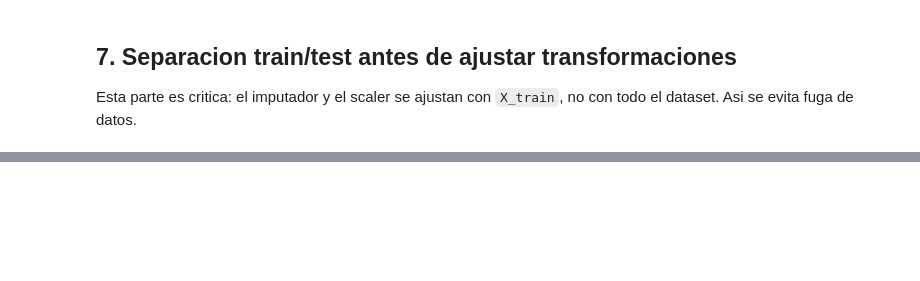
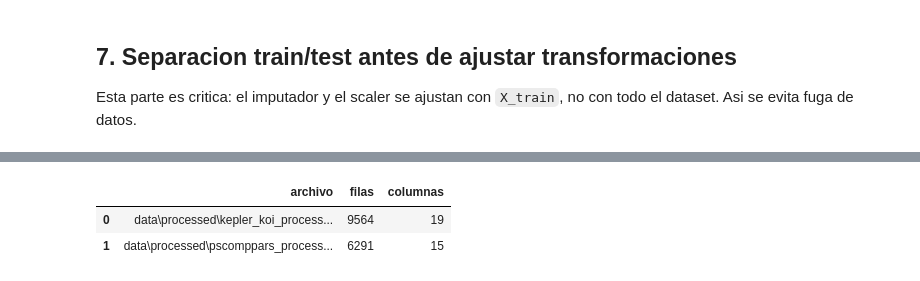
Before and after one commit to Esparrago23/Pipeline-FullStack-Mineria-de-Datos, a Jupyter notebook: mineria/01_analisis_eda_preprocesamiento.ipynb, the cells around one changed output, grey strips where cells are left out. Saved outputs shown, nothing was run; the diff lists cells and outputs as text; code cells hidden in the pictures; blank space fills up the shorter version.

```diff
--- a/mineria/01_analisis_eda_preprocesamiento.ipynb
+++ b/mineria/01_analisis_eda_preprocesamiento.ipynb
@@ -627,0 +892,27 @@ display(pscomppars_preprocesado.head())
+# %%
+PROCESSED_DIR = DATA_DIR / "processed"
+PROCESSED_DIR.mkdir(exist_ok=True)
+
+kepler_procesado = kepler_modelo_clasificacion.copy()
+kepler_procesado["koi_prad_log"] = np.log1p(kepler_procesado["koi_prad"])
+
+# Tabla de referencia para planetas confirmados. Se usa en warehouse/dashboard, no como fuga del target Kepler.
+pscomppars_procesado = pscomppars_preprocesado.copy()
+
+kepler_processed_path = PROCESSED_DIR / "kepler_koi_processed.csv"
+pscomppars_processed_path = PROCESSED_DIR / "pscomppars_processed.csv"
+
+kepler_procesado.to_csv(kepler_processed_path, index=False)
+pscomppars_procesado.to_csv(pscomppars_processed_path, index=False)
+
+pd.DataFrame(
+    {
+        "archivo": [str(kepler_processed_path), str(pscomppars_processed_path)],
+        "filas": [len(kepler_procesado), len(pscomppars_procesado)],
+        "columnas": [kepler_procesado.shape[1], pscomppars_procesado.shape[1]],
+    }
+)
+# %% [output]
+|  | archivo | filas | columnas |
+| 0 | data\processed\kepler_koi_process... | 9564 | 19 |
+| 1 | data\processed\pscomppars_process... | 6291 | 15 |
```
Also changed, not shown: parts of 19 cells of this notebook, 2 other files.
